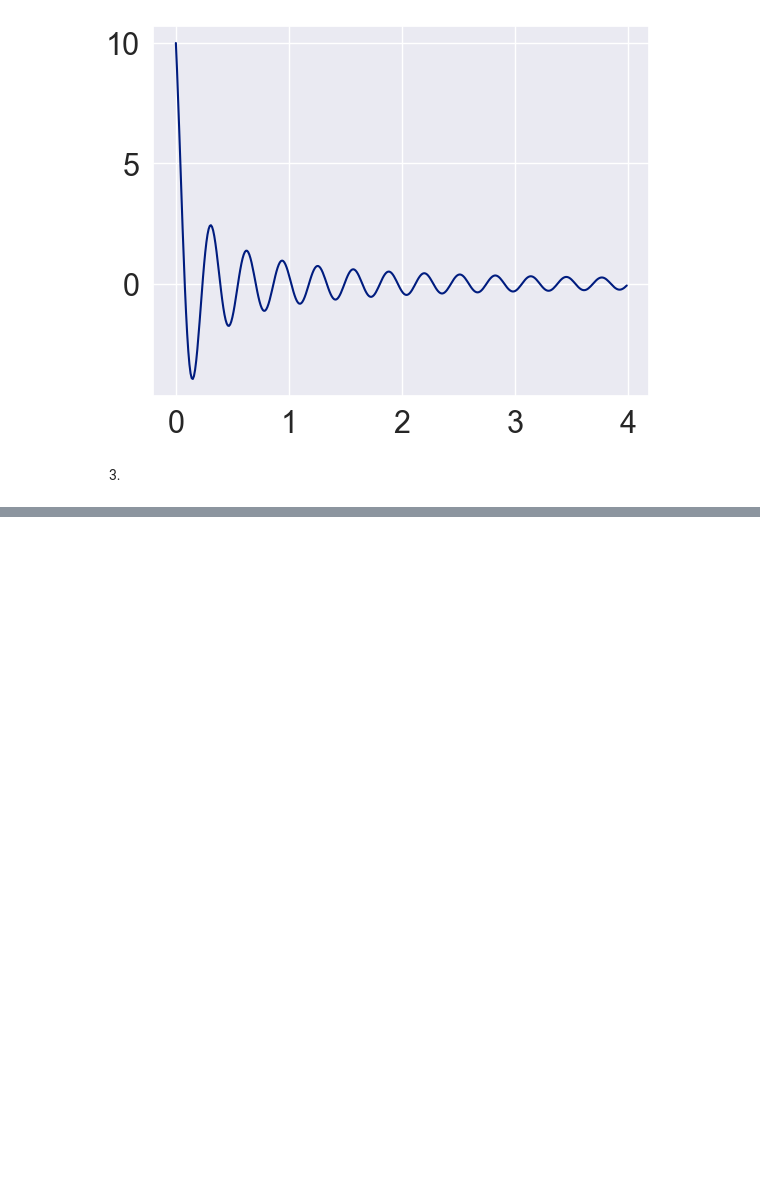
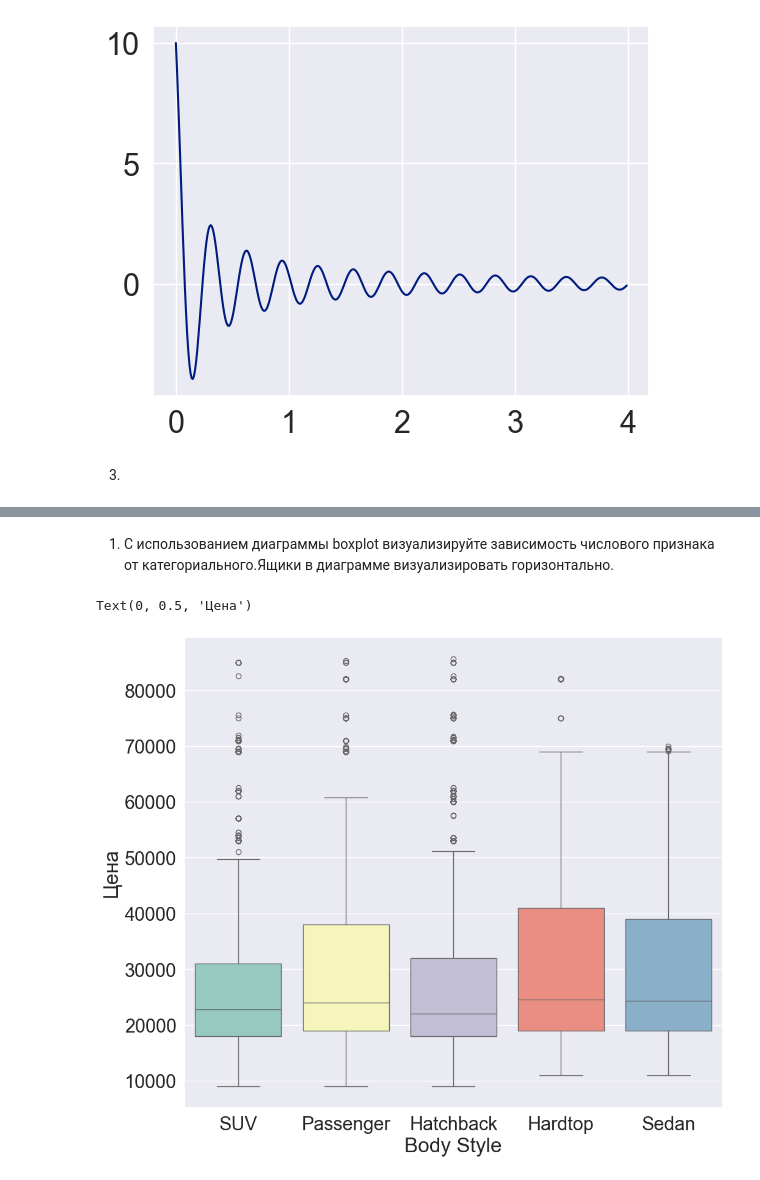
Before and after one commit to chebandenis/DZ_innopolis, a Jupyter notebook: visualisation.ipynb, the cells around one changed output, grey strips where cells are left out. Saved outputs shown, nothing was run; the diff lists cells and outputs as text; code cells hidden in the pictures; blank space fills up the shorter version.

Commit message:
add box plot in visualisation.ipynb

```diff
--- a/visualisation.ipynb
+++ b/visualisation.ipynb
@@ -61,0 +64,3 @@ ValueError: Mime type rendering requires nbformat>=4.2.0 but it is not installed
+# %%
+df = pd.read_csv('car_data.csv')
+df.head()
@@ -61,0 +74,11 @@ ValueError: Mime type rendering requires nbformat>=4.2.0 but it is not installed
+# %% [markdown]
+1. С использованием диаграммы boxplot визуализируйте зависимость числового признака от категориального.Ящики в диаграмме визуализировать горизонтально.
+# %%
+plt.figure(figsize=(25, 10))
+
+plt.subplot(121)
+sns.boxplot(x='Body Style', y='Price ($)', data=df, palette='Set3')
+plt.ylabel('Цена')
+# %% [output]
+Text(0, 0.5, 'Цена')
+[figure, added]
```
Also changed, not shown: parts of 2 cells of this notebook.
